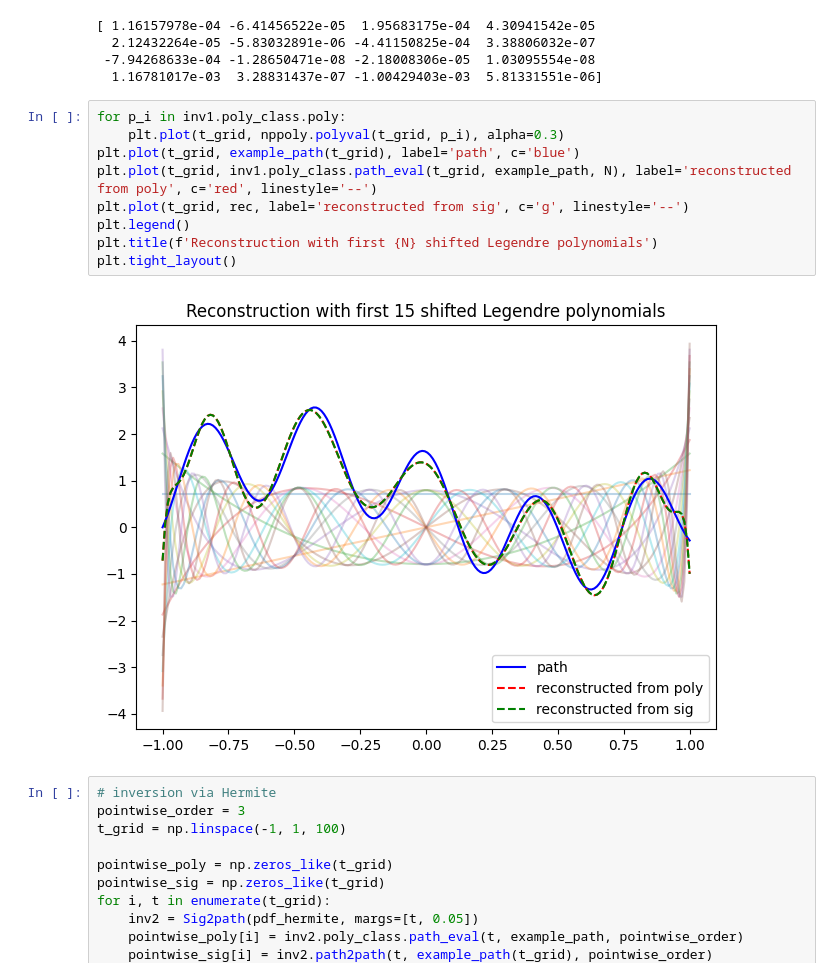
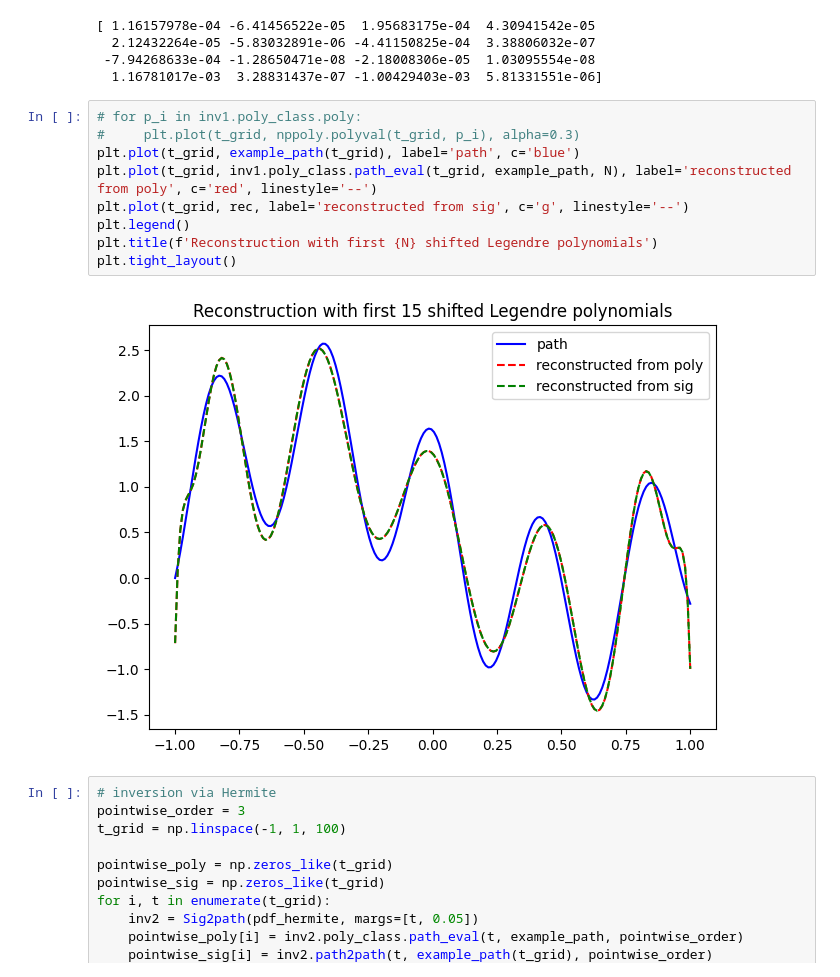
Before and after one commit to Zhuoyue-Huang/M3R-signature-inversion, a Jupyter notebook: siginversion_demo.ipynb, the cells around one changed output. Saved outputs shown, nothing was run; the diff lists cells and outputs as text.

```diff
--- a/siginversion_demo.ipynb
+++ b/siginversion_demo.ipynb
@@ -149,16 +182,16 @@ print(a_arr-a_sig)
  -7.94268633e-04 -1.28650471e-08 -2.18008306e-05  1.03095554e-08
   1.16781017e-03  3.28831437e-07 -1.00429403e-03  5.81331551e-06]
 # %%
-for p_i in inv1.poly_class.poly:
-    plt.plot(t_grid, nppoly.polyval(t_grid, p_i), alpha=0.3)
+# for p_i in inv1.poly_class.poly:
+#     plt.plot(t_grid, nppoly.polyval(t_grid, p_i), alpha=0.3)
 plt.plot(t_grid, example_path(t_grid), label='path', c='blue')
 plt.plot(t_grid, inv1.poly_class.path_eval(t_grid, example_path, N), label='reconstructed from poly', c='red', linestyle='--')
 plt.plot(t_grid, rec, label='reconstructed from sig', c='g', linestyle='--')
 plt.legend()
 plt.title(f'Reconstruction with first {N} shifted Legendre polynomials')
 plt.tight_layout()
 # %% [output]
-[figure, old version]
+[figure, new version]
 # %%
 # inversion via Hermite
 pointwise_order = 3
```
Also changed, not shown: parts of 24 cells of this notebook, 2 other files.
